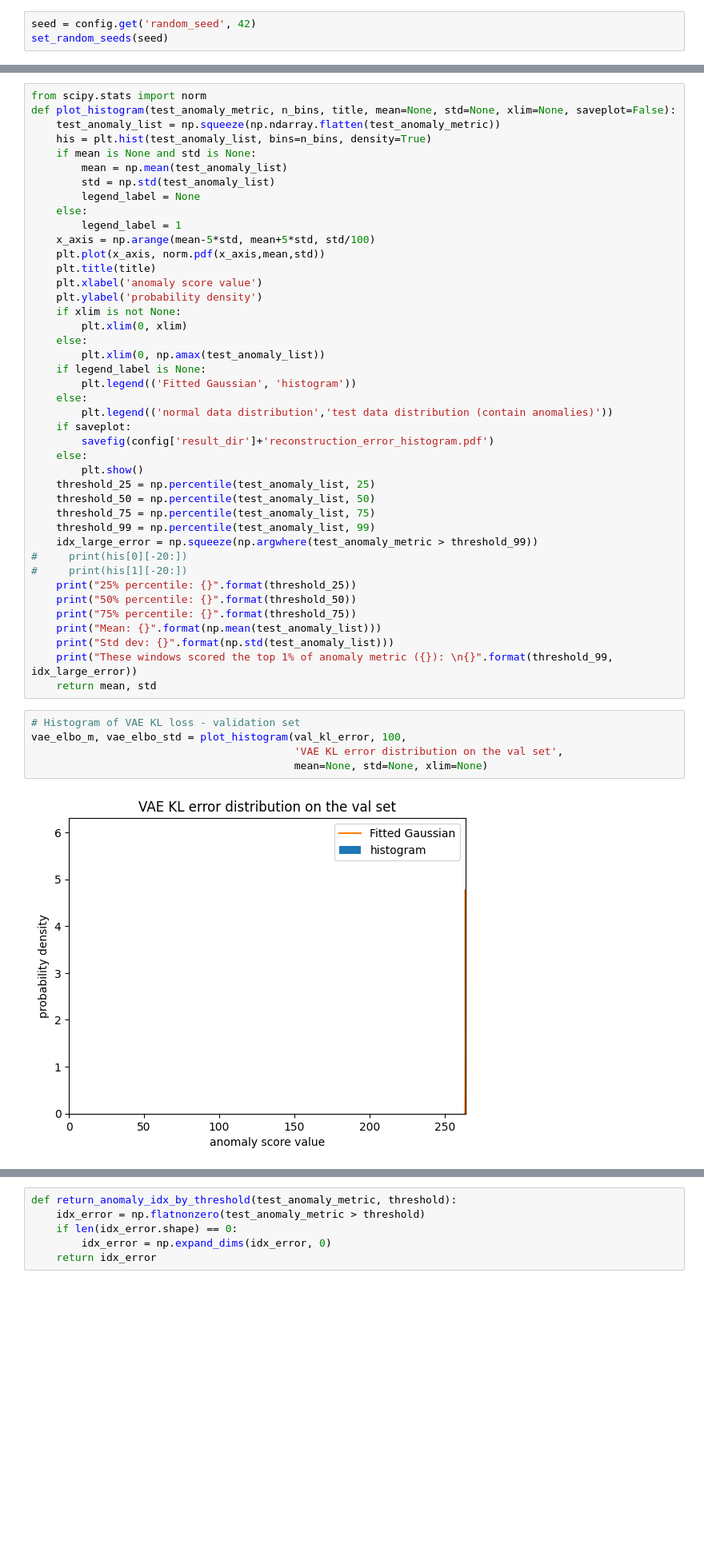
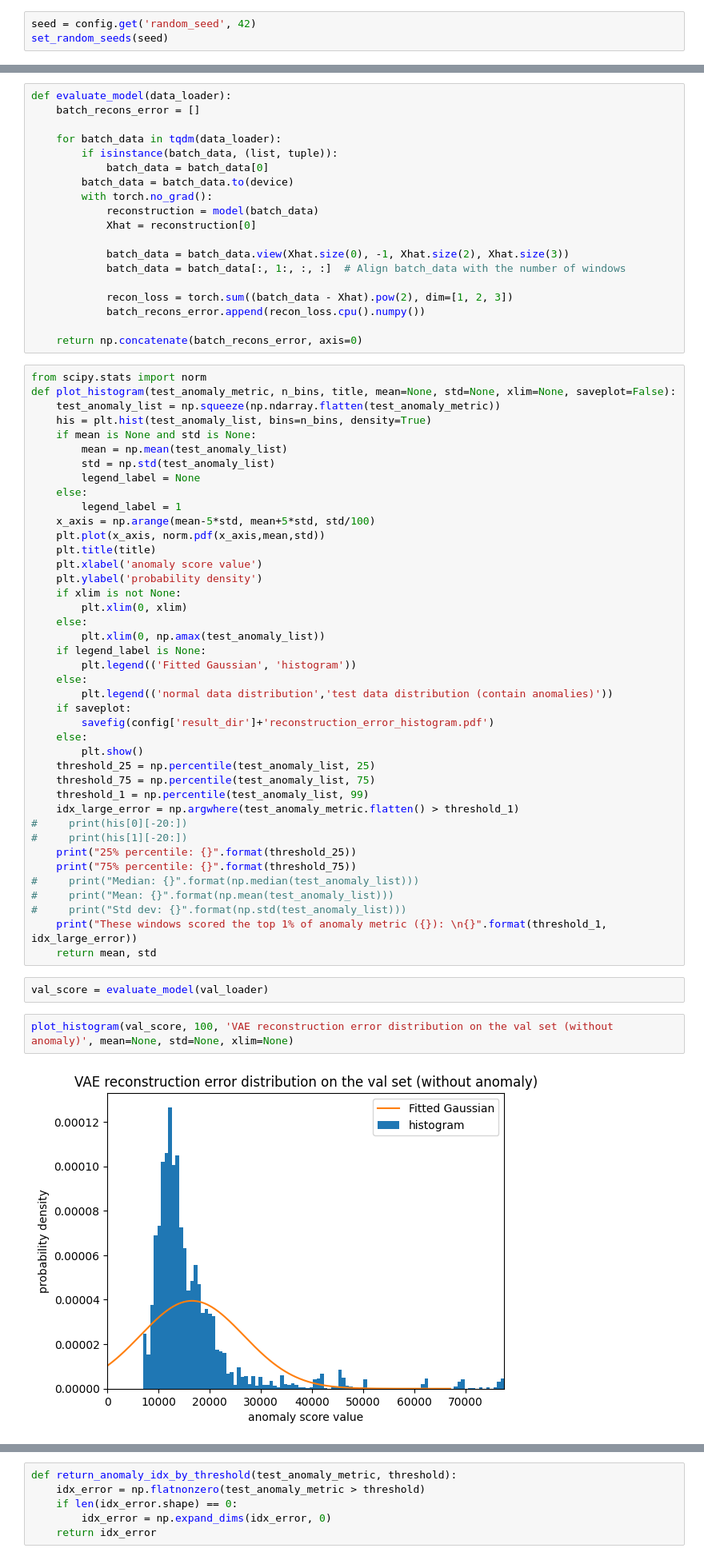
Before and after one commit to peunsu/wesad_stress_detection, a Jupyter notebook: vae-lstm-test/anomaly_detection.ipynb, the cells around one changed output, grey strips where cells are left out. Shown at 80% size. Drawn from its saved outputs; the diff is of its cells as text; blank space fills up the shorter version.

```diff
--- a/vae-lstm-test/anomaly_detection.ipynb
+++ b/vae-lstm-test/anomaly_detection.ipynb
@@ -129,3 +89,22 @@ val_recons_error, val_kl_error = evaluate_model(val_set_loader)
+# %%
+def evaluate_model(data_loader):
+    batch_recons_error = []
+
+    for batch_data in tqdm(data_loader):
+        if isinstance(batch_data, (list, tuple)):
+            batch_data = batch_data[0]
+        batch_data = batch_data.to(device)
+        with torch.no_grad():
+            reconstruction = model(batch_data)
+            Xhat = reconstruction[0]
+
+            batch_data = batch_data.view(Xhat.size(0), -1, Xhat.size(2), Xhat.size(3))
+            batch_data = batch_data[:, 1:, :, :]  # Align batch_data with the number of windows
+
+            recon_loss = torch.sum((batch_data - Xhat).pow(2), dim=[1, 2, 3])
+            batch_recons_error.append(recon_loss.cpu().numpy())
+
+    return np.concatenate(batch_recons_error, axis=0)
 # %%
 from scipy.stats import norm
 def plot_histogram(test_anomaly_metric, n_bins, title, mean=None, std=None, xlim=None, saveplot=False):
@@ -155,23 +134,21 @@ def plot_histogram(test_anomaly_metric, n_bins, title, mean=None, std=None, xlim
     else:
         plt.show()
     threshold_25 = np.percentile(test_anomaly_list, 25)
-    threshold_50 = np.percentile(test_anomaly_list, 50)
     threshold_75 = np.percentile(test_anomaly_list, 75)
-    threshold_99 = np.percentile(test_anomaly_list, 99)
-    idx_large_error = np.squeeze(np.argwhere(test_anomaly_metric > threshold_99))
+    threshold_1 = np.percentile(test_anomaly_list, 99)
+    idx_large_error = np.argwhere(test_anomaly_metric.flatten() > threshold_1)
 #     print(his[0][-20:])
 #     print(his[1][-20:])
     print("25% percentile: {}".format(threshold_25))
-    print("50% percentile: {}".format(threshold_50))
     print("75% percentile: {}".format(threshold_75))
-    print("Mean: {}".format(np.mean(test_anomaly_list)))
-    print("Std dev: {}".format(np.std(test_anomaly_list)))
-    print("These windows scored the top 1% of anomaly metric ({}): \n{}".format(threshold_99, idx_large_error))
+#     print("Median: {}".format(np.median(test_anomaly_list)))
+#     print("Mean: {}".format(np.mean(test_anomaly_list)))
+#     print("Std dev: {}".format(np.std(test_anomaly_list)))
+    print("These windows scored the top 1% of anomaly metric ({}): \n{}".format(threshold_1, idx_large_error))
     return mean, std
+# %%
+val_score = evaluate_model(val_loader)
 # %%
-# Histogram of VAE KL loss - validation set
-vae_elbo_m, vae_elbo_std = plot_histogram(val_kl_error, 100,
-                                          'VAE KL error distribution on the val set',
-                                          mean=None, std=None, xlim=None)
+plot_histogram(val_score, 100, 'VAE reconstruction error distribution on the val set (without anomaly)', mean=None, std=None, xlim=None)
 # %% [output]
-[figure, old version]
+[figure, new version]
```
Also changed, not shown: parts of 23 cells of this notebook, 9 other files.
